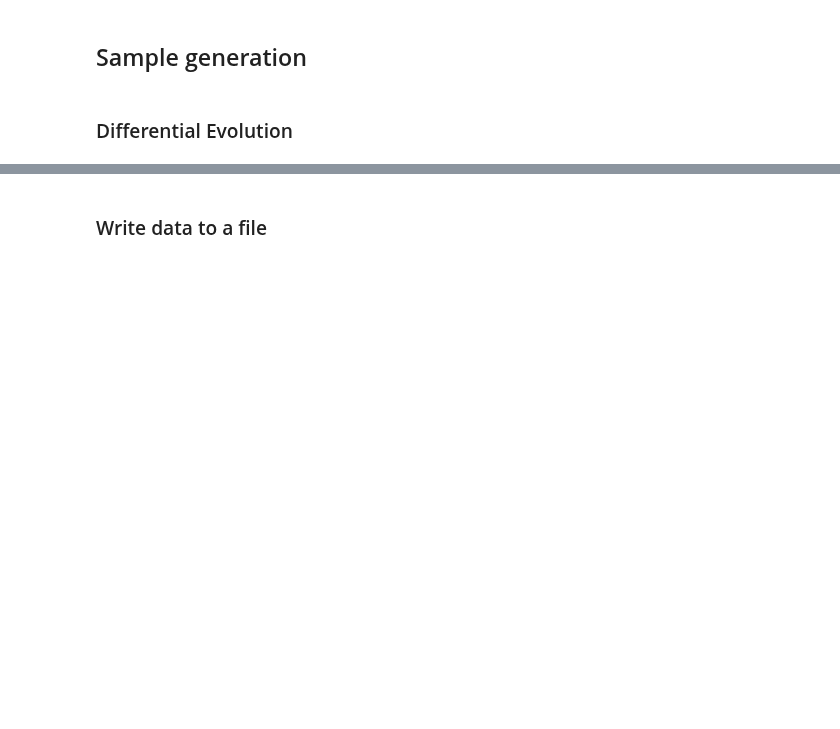
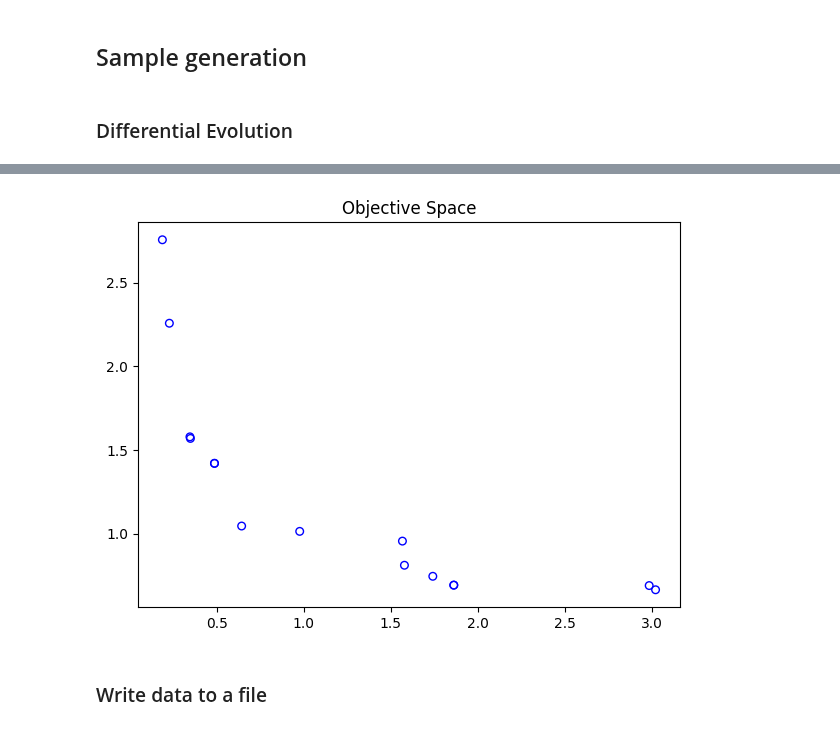
Before and after one commit to LuisR-jpg/Artificial-Intelligence---UP, a Jupyter notebook: Courses and Miscellaneous/Research/Exploration.ipynb, the cells around one changed output, grey strips where cells are left out. Cells and saved outputs as stored; diff of their text form; code cells hidden in the pictures; blank space fills up the shorter version.

```diff
--- a/Courses and Miscellaneous/Research/Exploration.ipynb
+++ b/Courses and Miscellaneous/Research/Exploration.ipynb
@@ -72,0 +83,19 @@ for s in range(nSamples):
+# %%
+class MyProblem(ElementwiseProblem):
+
+    def __init__(self):
+        super().__init__(n_var=15,
+                         n_obj=2,
+                         n_ieq_constr=0,
+                         xl=np.array([-0.16, -0.16, 0.005, -0.16, -0.16, 0.005, -0.16, -0.16, 0.005, -0.16, -0.16, 0.005, -0.16, -0.16, 0.005]),
+                         xu=np.array([0.16, 0.16, 0.04, 0.16, 0.16, 0.04, 0.16, 0.16, 0.04, 0.16, 0.16, 0.04, 0.16, 0.16, 0.04]))
+
+    def _evaluate(self, x, out, *args, **kwargs):
+        f1 = ShF(x)
+        f2 = ShM(x)
+
+        out["F"] = [f1, f2]
+        out["G"] = []
+
+
+problem = MyProblem()
@@ -73,3 +151,10 @@ for s in range(nSamples):
+# %%
+plt.figure(figsize=(7, 5))
+plt.scatter(F[:, 0], F[:, 1], s=30, facecolors='none', edgecolors='blue')
+plt.title("Objective Space")
+plt.show()
+# %% [output]
+[figure, added]
 # %% [markdown]
 ### Write data to a file
 # %%
```
Also changed, not shown: parts of 6 cells of this notebook.
